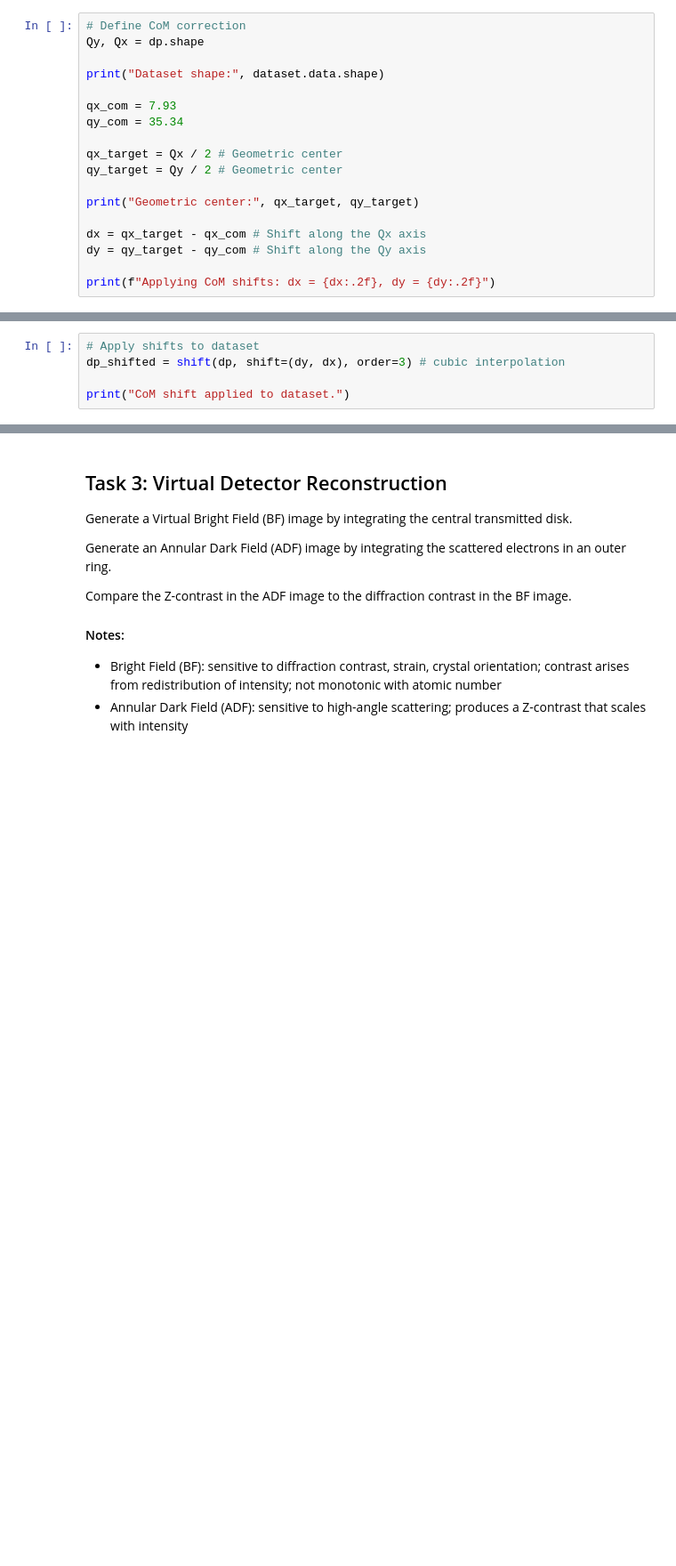
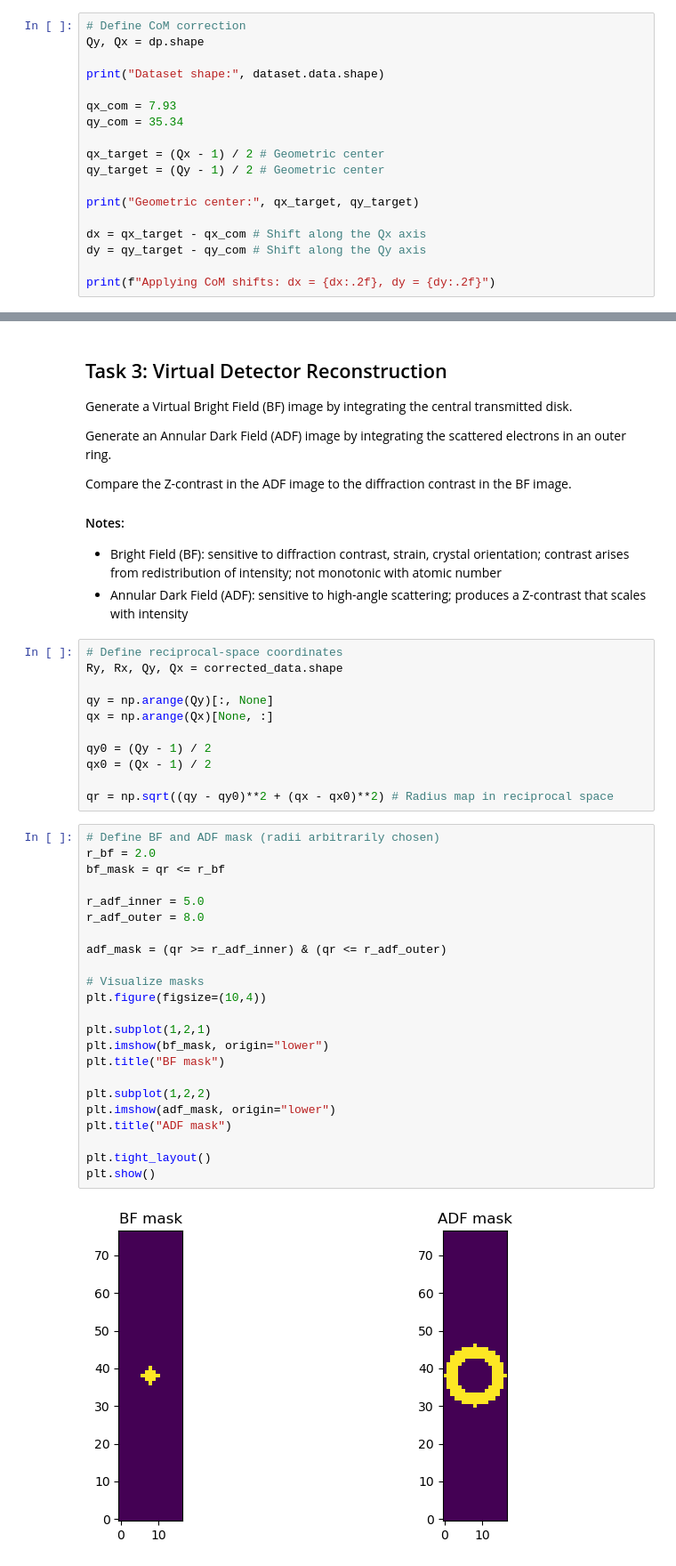
Before and after one commit to eliseetrheim/MSE465_EliseEtrheim, a Jupyter notebook: assignments/assignment_02_setup.ipynb, the cells around one changed output, grey strips where cells are left out. Shown at 89% size. Cells and saved outputs as stored; diff of their text form; blank space fills up the shorter version.

```diff
--- a/assignments/assignment_02_setup.ipynb
+++ b/assignments/assignment_02_setup.ipynb
@@ -301,8 +279,8 @@ print("Dataset shape:", dataset.data.shape)
 qx_com = 7.93
 qy_com = 35.34
 
-qx_target = Qx / 2 # Geometric center
-qy_target = Qy / 2 # Geometric center
+qx_target = (Qx - 1) / 2 # Geometric center
+qy_target = (Qy - 1) / 2 # Geometric center
 
 print("Geometric center:", qx_target, qy_target)
 
@@ -361,5 +294,0 @@ plt.show()
-# %%
-# Apply shifts to dataset
-dp_shifted = shift(dp, shift=(dy, dx), order=3) # cubic interpolation
-
-print("CoM shift applied to dataset.")
@@ -408,3 +366,39 @@ Compare the Z-contrast in the ADF image to the diffraction contrast in the BF im
 #### Notes:
 - Bright Field (BF): sensitive to diffraction contrast, strain, crystal orientation; contrast arises from redistribution of intensity; not monotonic with atomic number
 - Annular Dark Field (ADF): sensitive to high-angle scattering; produces a Z-contrast that scales with intensity
+# %%
+# Define reciprocal-space coordinates
+Ry, Rx, Qy, Qx = corrected_data.shape
+
+qy = np.arange(Qy)[:, None]
+qx = np.arange(Qx)[None, :]
+
+qy0 = (Qy - 1) / 2
+qx0 = (Qx - 1) / 2
+
+qr = np.sqrt((qy - qy0)**2 + (qx - qx0)**2) # Radius map in reciprocal space
+# %%
+# Define BF and ADF mask (radii arbitrarily chosen)
+r_bf = 2.0
+bf_mask = qr <= r_bf
+
+r_adf_inner = 5.0
+r_adf_outer = 8.0
+
+adf_mask = (qr >= r_adf_inner) & (qr <= r_adf_outer)
+
+# Visualize masks
+plt.figure(figsize=(10,4))
+
+plt.subplot(1,2,1)
+plt.imshow(bf_mask, origin="lower")
+plt.title("BF mask")
+
+plt.subplot(1,2,2)
+plt.imshow(adf_mask, origin="lower")
+plt.title("ADF mask")
+
+plt.tight_layout()
+plt.show()
+# %% [output]
+[figure, added]
```
Also changed, not shown: parts of 17 cells of this notebook.
